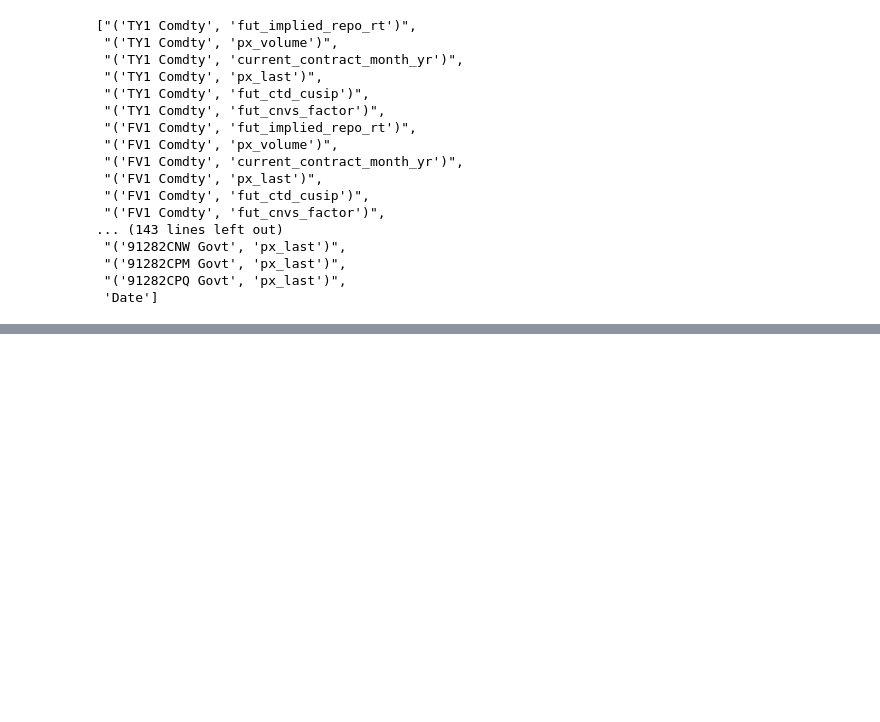
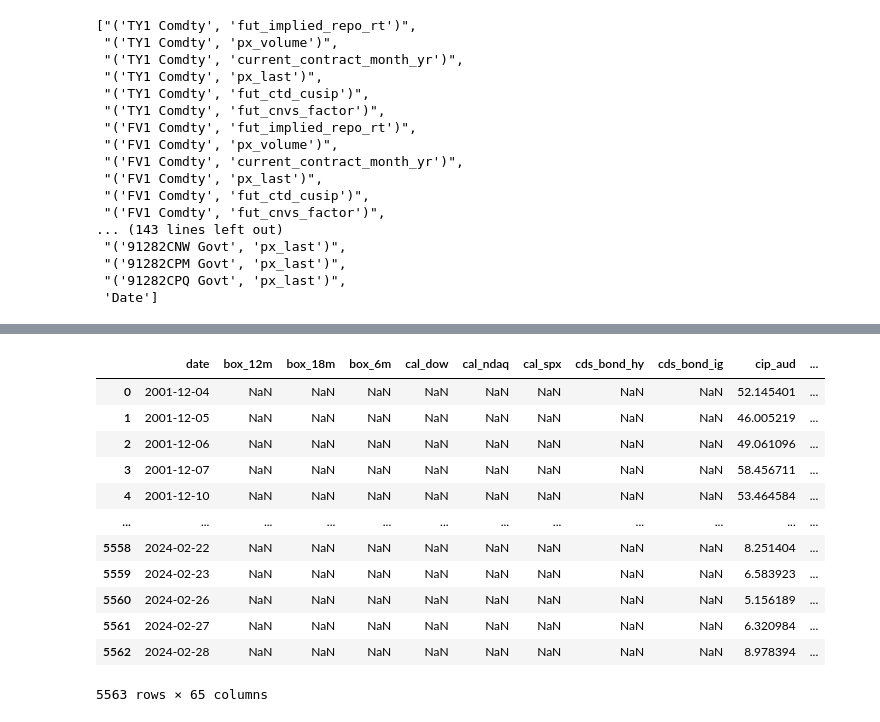
Before and after one commit to maxz073/p10_Siriwardane_et_al_2026, a Jupyter notebook: src/check.ipynb, the cells around one changed output, grey strips where cells are left out. Drawn from its saved outputs; the diff is of its cells as text; code cells hidden in the pictures; blank space fills up the shorter version.

Commit message:
Add jeremy's data files

```diff
--- a/src/check.ipynb
+++ b/src/check.ipynb
@@ -86,0 +173,18 @@ shape: (249, 6)
+# %%
+# Load arbitrage spread (wide)
+df_arb_spread = pd.read_stata("../data_manual/arbitrage_spread_wide.dta")
+df_arb_spread
+# %% [output]
+|  | date | box_12m | box_18m | box_6m | cal_dow | cal_ndaq | cal_spx | cds_bond_hy | cds_bond_ig | cip_aud | ... |
+| 0 | 2001-12-04 | NaN | NaN | NaN | NaN | NaN | NaN | NaN | NaN | 52.145401 | ... |
+| 1 | 2001-12-05 | NaN | NaN | NaN | NaN | NaN | NaN | NaN | NaN | 46.005219 | ... |
+| 2 | 2001-12-06 | NaN | NaN | NaN | NaN | NaN | NaN | NaN | NaN | 49.061096 | ... |
+| 3 | 2001-12-07 | NaN | NaN | NaN | NaN | NaN | NaN | NaN | NaN | 58.456711 | ... |
+| 4 | 2001-12-10 | NaN | NaN | NaN | NaN | NaN | NaN | NaN | NaN | 53.464584 | ... |
+| ... | ... | ... | ... | ... | ... | ... | ... | ... | ... | ... | ... |
+| 5558 | 2024-02-22 | NaN | NaN | NaN | NaN | NaN | NaN | NaN | NaN | 8.251404 | ... |
+| 5559 | 2024-02-23 | NaN | NaN | NaN | NaN | NaN | NaN | NaN | NaN | 6.583923 | ... |
+| 5560 | 2024-02-26 | NaN | NaN | NaN | NaN | NaN | NaN | NaN | NaN | 5.156189 | ... |
+| 5561 | 2024-02-27 | NaN | NaN | NaN | NaN | NaN | NaN | NaN | NaN | 6.320984 | ... |
+| 5562 | 2024-02-28 | NaN | NaN | NaN | NaN | NaN | NaN | NaN | NaN | 8.978394 | ... |
+5563 rows × 65 columns
```
Also changed, not shown: parts of 9 cells of this notebook, 7 other files.
